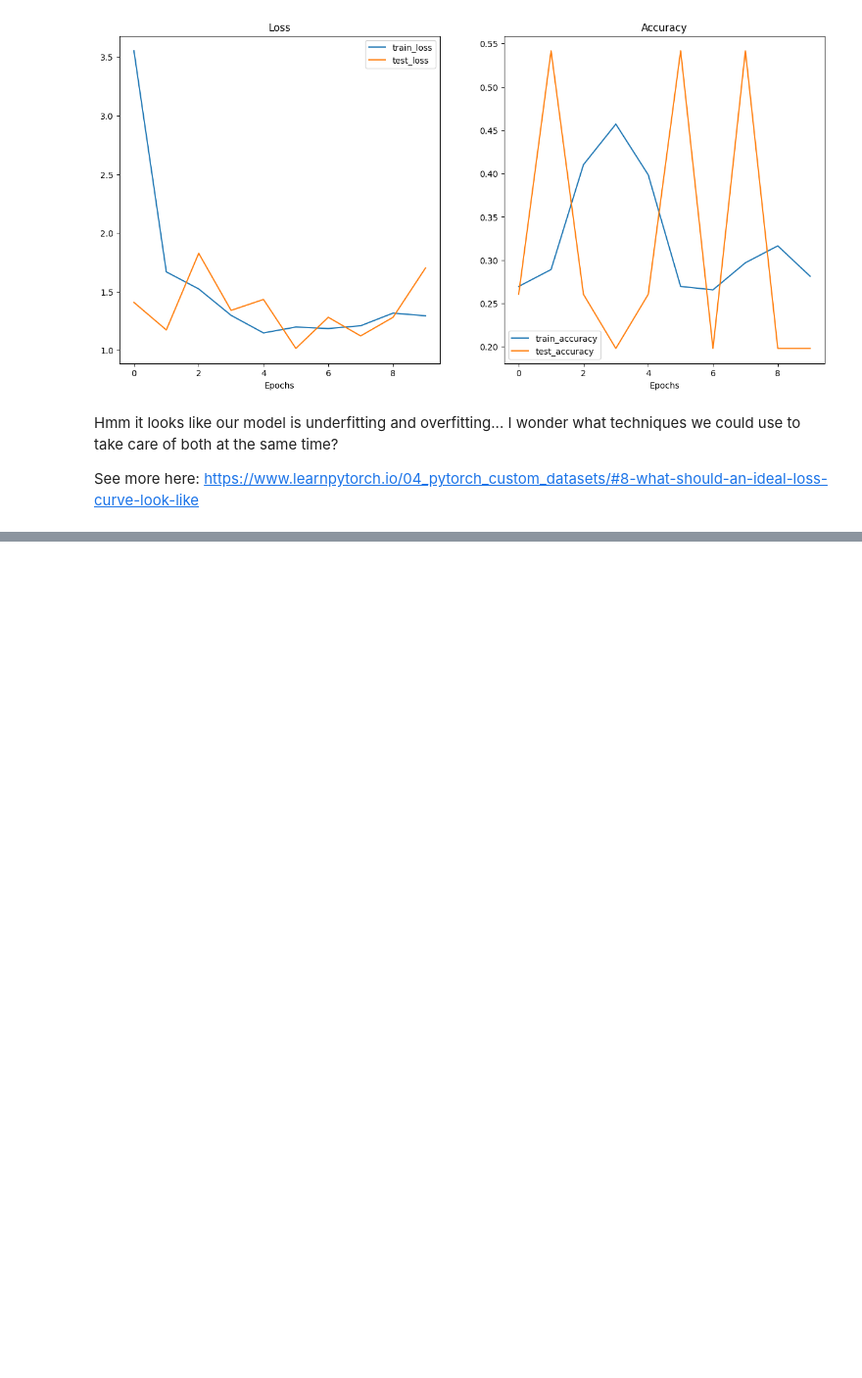
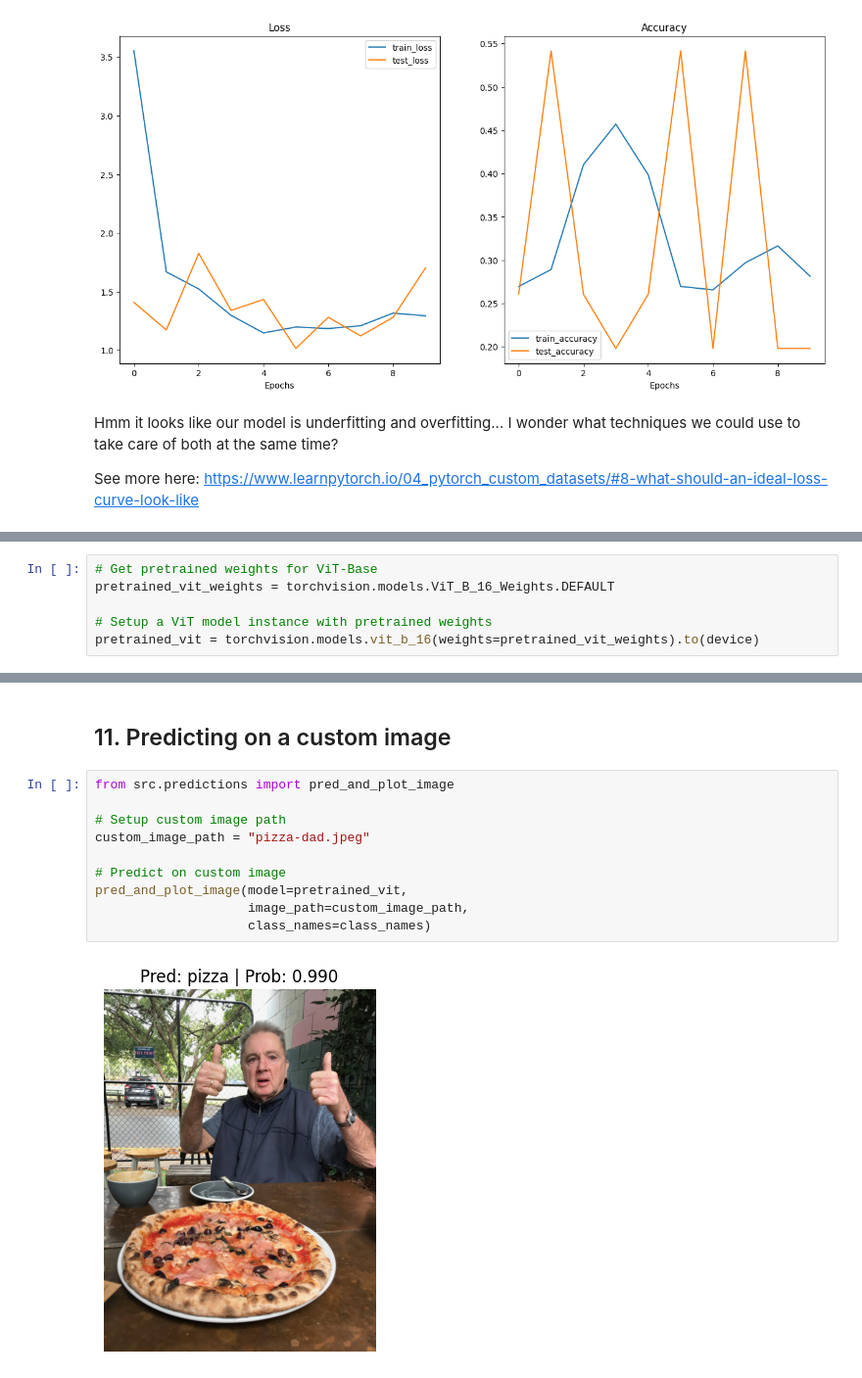
Before and after one commit to mchojna/pytorch-course, a Jupyter notebook: 08_pytorch_paper_replicating/08_pytorch_paper_replicating.ipynb, the cells around one changed output, grey strips where cells are left out. Shown at 98% size. Cells and saved outputs as stored; diff of their text form; blank space fills up the shorter version.

```diff
--- a/08_pytorch_paper_replicating/08_pytorch_paper_replicating.ipynb
+++ b/08_pytorch_paper_replicating/08_pytorch_paper_replicating.ipynb
@@ -1330,0 +1345,6 @@ See more here: https://www.learnpytorch.io/04_pytorch_custom_datasets/#8-what-sh
+# %%
+# Get pretrained weights for ViT-Base
+pretrained_vit_weights = torchvision.models.ViT_B_16_Weights.DEFAULT
+
+# Setup a ViT model instance with pretrained weights
+pretrained_vit = torchvision.models.vit_b_16(weights=pretrained_vit_weights).to(device)
@@ -1330,0 +1524,14 @@ See more here: https://www.learnpytorch.io/04_pytorch_custom_datasets/#8-what-sh
+# %% [markdown]
+## 11. Predicting on a custom image
+# %%
+from src.predictions import pred_and_plot_image
+
+# Setup custom image path
+custom_image_path = "pizza-dad.jpeg"
+
+# Predict on custom image
+pred_and_plot_image(model=pretrained_vit,
+                    image_path=custom_image_path,
+                    class_names=class_names)
+# %% [output]
+[figure, added]
```
Also changed, not shown: parts of 37 cells of this notebook, 2 other files.
